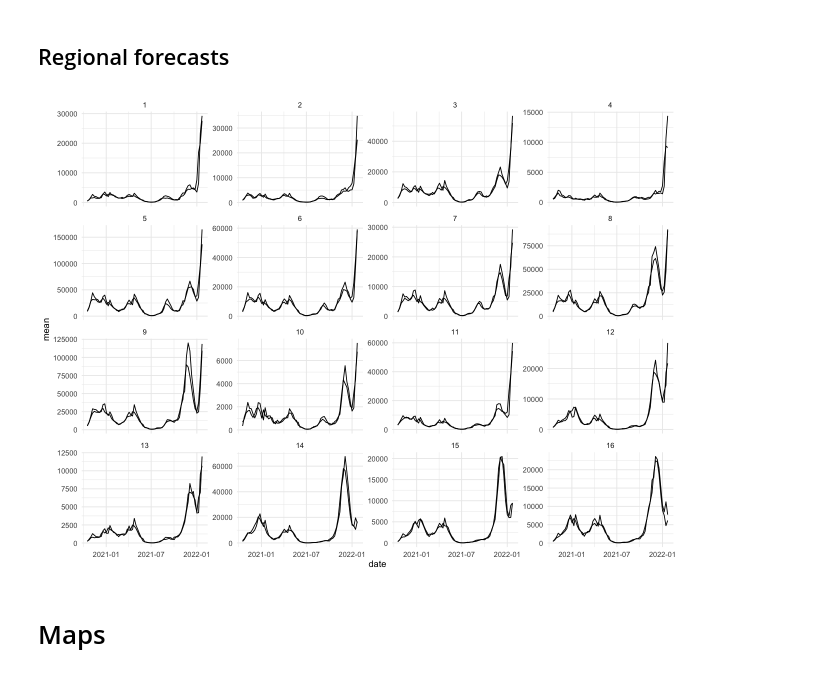
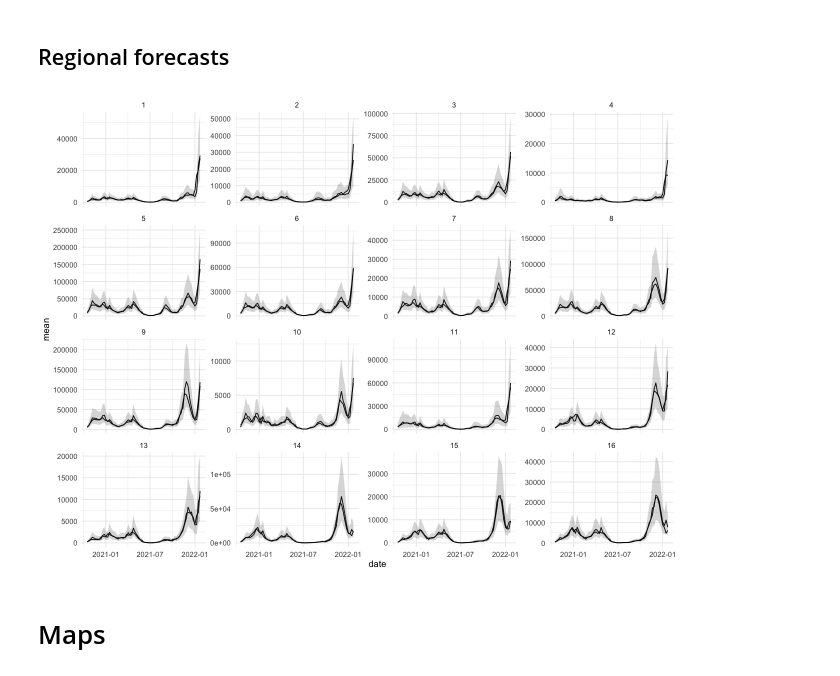
Before and after one commit to stefanheyder/dissertation, a Jupyter notebook: nbs/4 Models/4.2 Regional growth factor model/30_figures.ipynb, the cells around one changed output. Drawn from its saved outputs; the diff is of its cells as text; code cells hidden in the pictures.

```diff
--- a/nbs/4 Models/4.2 Regional growth factor model/30_figures.ipynb
+++ b/nbs/4 Models/4.2 Regional growth factor model/30_figures.ipynb
@@ -837,18 +818,19 @@ df_regional_forecasts <- list.files(forecasts_directory, pattern="regional_forec
 # %%
 full_truth_county %>%
     group_by(date, ags_state = str_sub(ags, end=2)) %>%
     summarize(cases = sum(cases)) %>%
     mutate(ags_state = as.integer(ags_state)) %>%
     inner_join(
     df_regional_forecasts %>% filter(str_starts(variable, "y_state")),
     by=c("ags_state"="c", "date" = "date")
     ) %>%
     ggplot(aes(date, mean)) +
     geom_line() +
     geom_line(aes(date, cases)) +
+    geom_ribbon(aes(date, ymin=`2.5 %`, ymax=`97.5 %`), alpha=0.2) +
     facet_wrap(~ags_state, scales="free_y")
 # %% [output]
-[figure, old version]
+[figure, new version]
 # %% [markdown]
 # Maps
 # %% [markdown]
```
Also changed, not shown: parts of 21 cells of this notebook, 12 other files.
